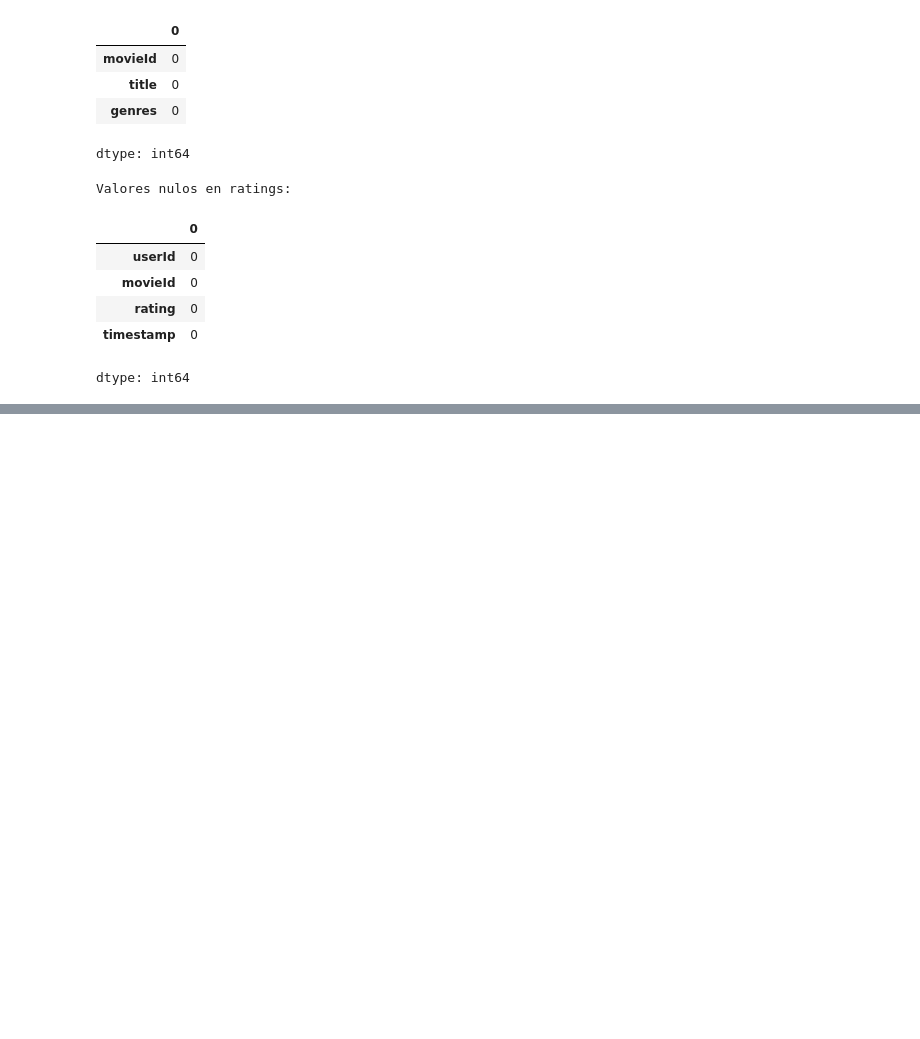
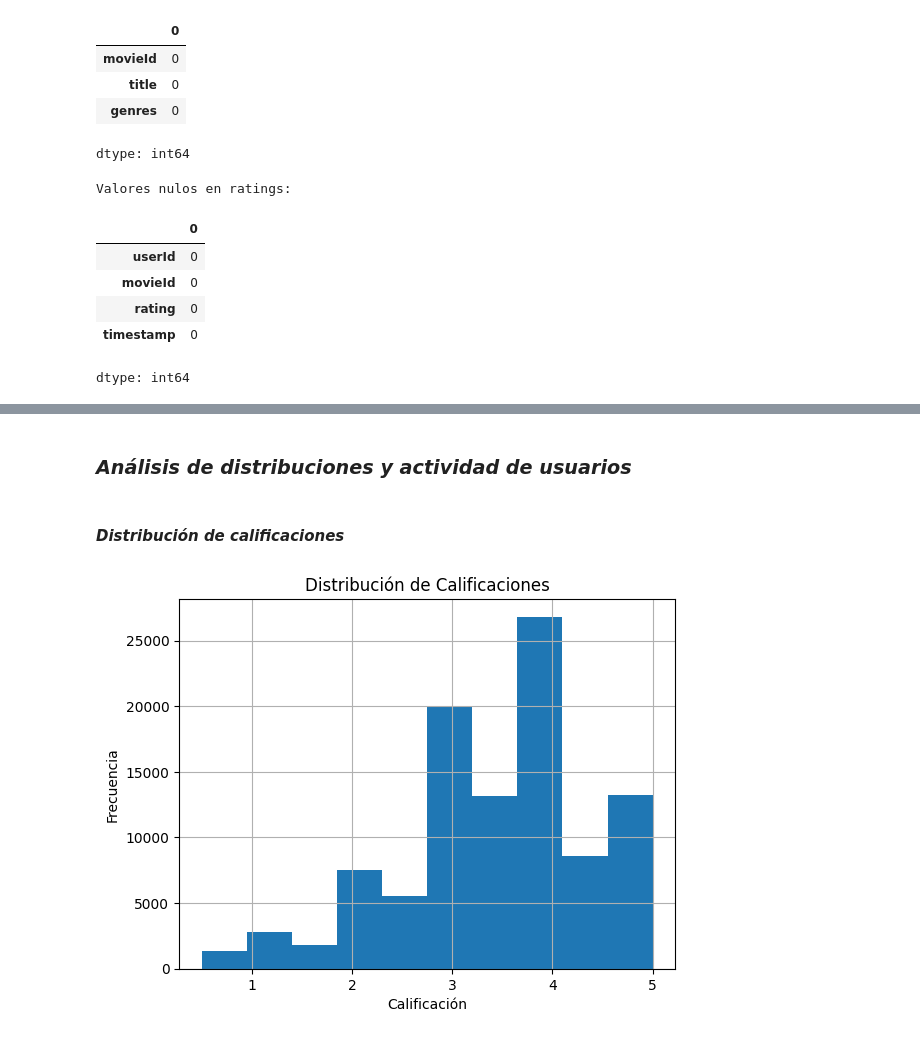
Before and after one commit to yackelineql/MarketingprojectG8, a Jupyter notebook: b_exploración_limpieza.ipynb, the cells around one changed output, grey strips where cells are left out. Saved outputs shown, nothing was run; the diff lists cells and outputs as text; code cells hidden in the pictures; blank space fills up the shorter version.

```diff
--- a/b_exploración_limpieza.ipynb
+++ b/b_exploración_limpieza.ipynb
@@ -107,0 +160,13 @@ dtype: int64
+# %% [markdown]
+### *Análisis de distribuciones y actividad de usuarios*
+# %% [markdown]
+#### *Distribución de calificaciones*
+# %%
+# Histograma de las calificaciones
+ratings_df['rating'].hist(bins=10)
+plt.title("Distribución de Calificaciones")
+plt.xlabel("Calificación")
+plt.ylabel("Frecuencia")
+plt.show()
+# %% [output]
+[figure, added]
```
Also changed, not shown: parts of 5 cells of this notebook.
